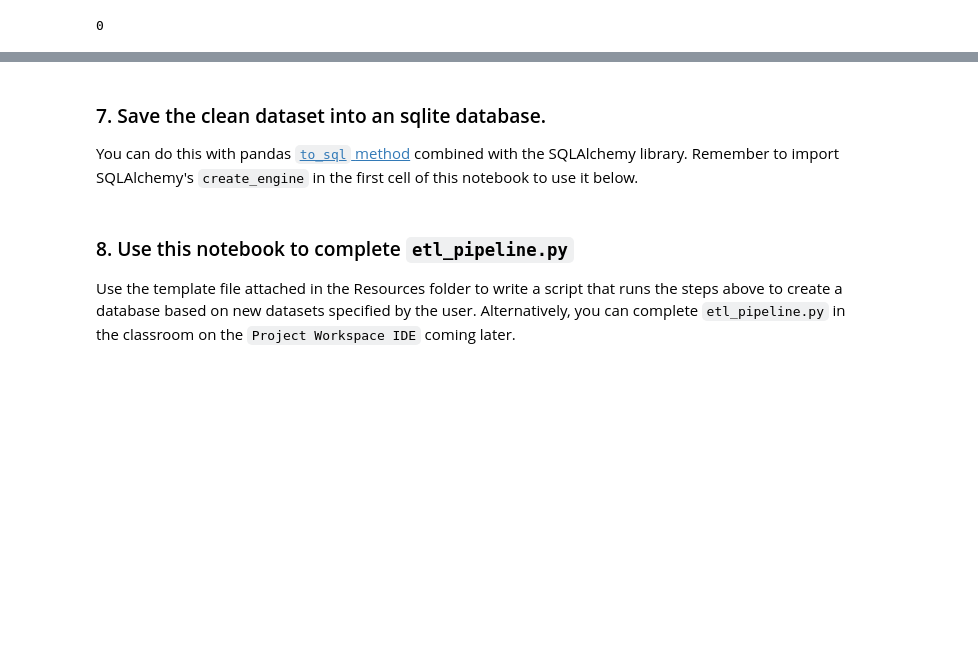
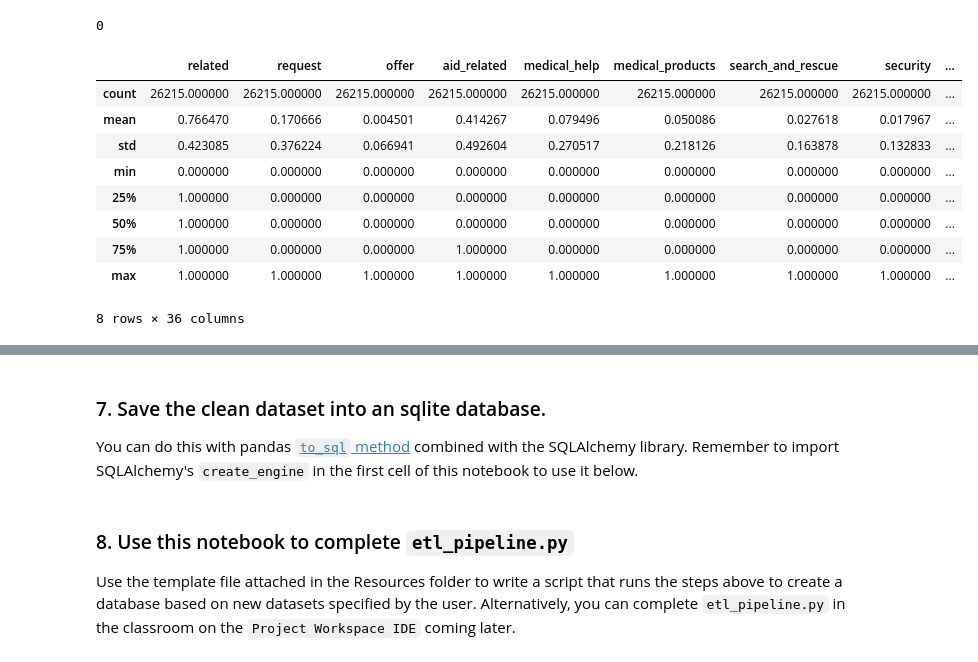
Before and after one commit to ttheoto/Project_Disaster_Response, a Jupyter notebook: ETL Pipeline Preparation.ipynb, the cells around one changed output, grey strips where cells are left out. Saved outputs shown, nothing was run; the diff lists cells and outputs as text; code cells hidden in the pictures; blank space fills up the shorter version.

```diff
--- a/ETL Pipeline Preparation.ipynb
+++ b/ETL Pipeline Preparation.ipynb
@@ -200,0 +160,13 @@ df[df.duplicated() == True].shape[0]
+# %%
+describe_df
+# %% [output]
+|  | related | request | offer | aid_related | medical_help | medical_products | search_and_rescue | security | ... |
+| count | 26215.000000 | 26215.000000 | 26215.000000 | 26215.000000 | 26215.000000 | 26215.000000 | 26215.000000 | 26215.000000 | ... |
+| mean | 0.766470 | 0.170666 | 0.004501 | 0.414267 | 0.079496 | 0.050086 | 0.027618 | 0.017967 | ... |
+| std | 0.423085 | 0.376224 | 0.066941 | 0.492604 | 0.270517 | 0.218126 | 0.163878 | 0.132833 | ... |
+| min | 0.000000 | 0.000000 | 0.000000 | 0.000000 | 0.000000 | 0.000000 | 0.000000 | 0.000000 | ... |
+| 25% | 1.000000 | 0.000000 | 0.000000 | 0.000000 | 0.000000 | 0.000000 | 0.000000 | 0.000000 | ... |
+| 50% | 1.000000 | 0.000000 | 0.000000 | 0.000000 | 0.000000 | 0.000000 | 0.000000 | 0.000000 | ... |
+| 75% | 1.000000 | 0.000000 | 0.000000 | 1.000000 | 0.000000 | 0.000000 | 0.000000 | 0.000000 | ... |
+| max | 1.000000 | 1.000000 | 1.000000 | 1.000000 | 1.000000 | 1.000000 | 1.000000 | 1.000000 | ... |
+8 rows × 36 columns
```
Also changed, not shown: parts of 15 cells of this notebook, 6 other files.
